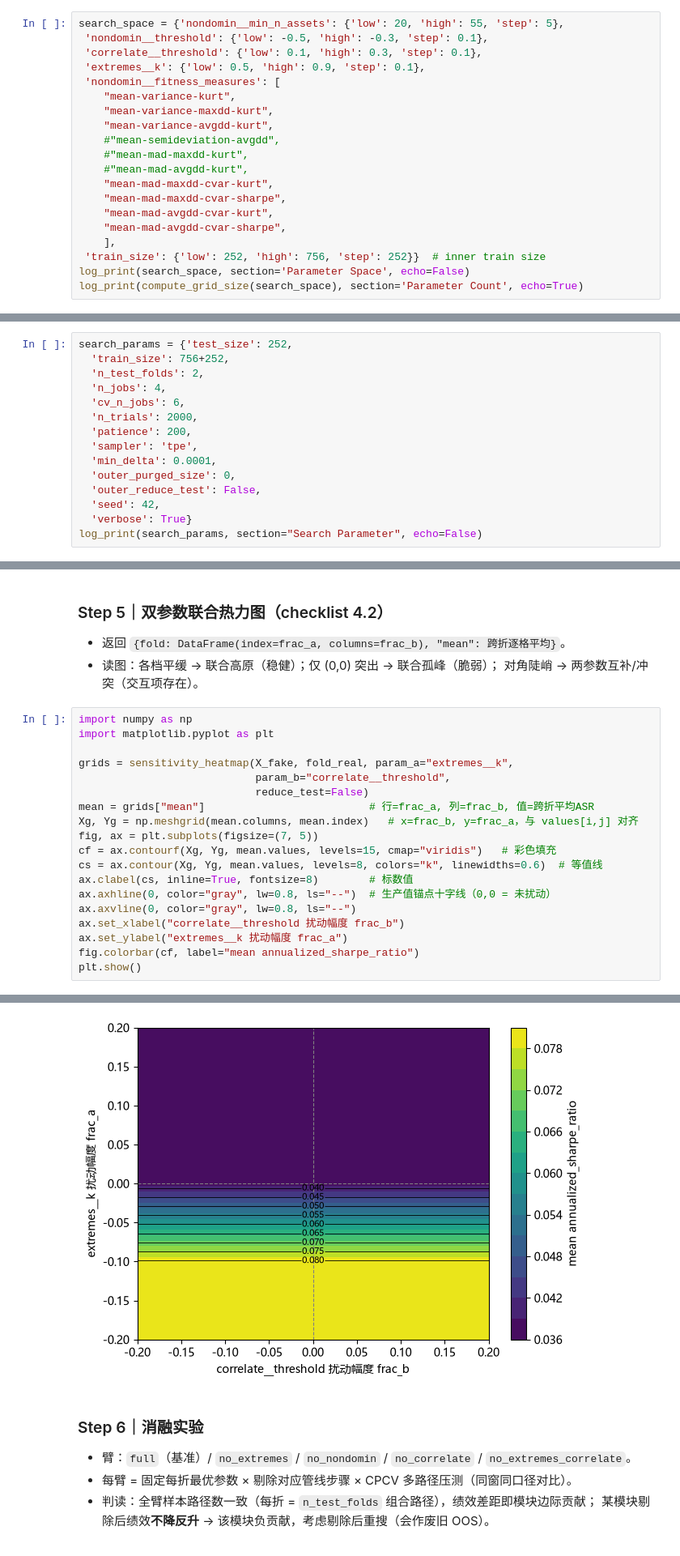
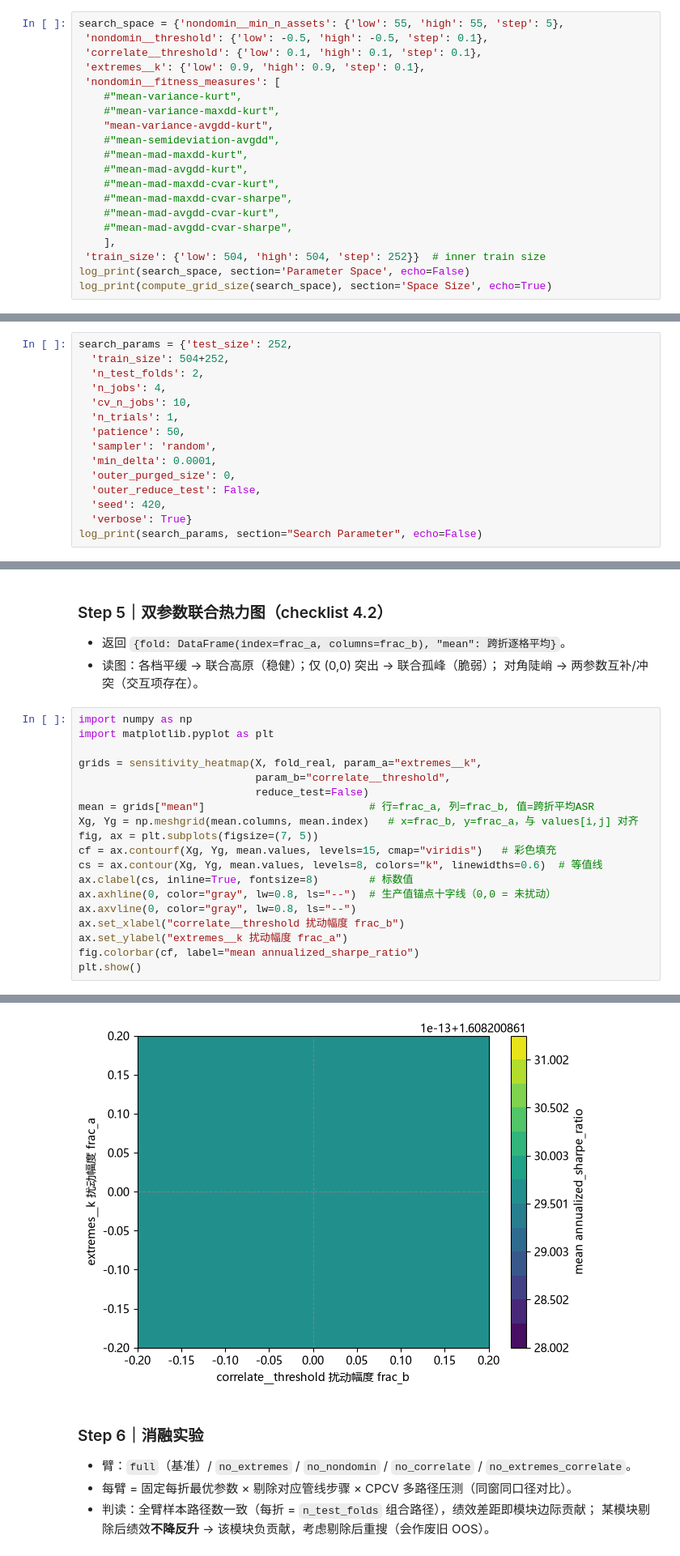
Before and after one commit to wang-jinghui/machine-learning-for-trading, a Jupyter notebook: case_studies/lazy_trading/WF+CPCV+PS_252.ipynb, the cells around one changed output, grey strips where cells are left out. Shown at 81% size. Saved outputs shown, nothing was run; the diff lists cells and outputs as text.

```diff
--- a/case_studies/lazy_trading/WF+CPCV+PS_252.ipynb
+++ b/case_studies/lazy_trading/WF+CPCV+PS_252.ipynb
@@ -84,21 +86,21 @@ log_print(build_pipeline_src(), section="Model Pipeline", echo=False)
 # %%
-search_space = {'nondomin__min_n_assets': {'low': 20, 'high': 55, 'step': 5},
- 'nondomin__threshold': {'low': -0.5, 'high': -0.3, 'step': 0.1},
- 'correlate__threshold': {'low': 0.1, 'high': 0.3, 'step': 0.1},
- 'extremes__k': {'low': 0.5, 'high': 0.9, 'step': 0.1},
+search_space = {'nondomin__min_n_assets': {'low': 55, 'high': 55, 'step': 5},
+ 'nondomin__threshold': {'low': -0.5, 'high': -0.5, 'step': 0.1},
+ 'correlate__threshold': {'low': 0.1, 'high': 0.1, 'step': 0.1},
+ 'extremes__k': {'low': 0.9, 'high': 0.9, 'step': 0.1},
  'nondomin__fitness_measures': [
-    "mean-variance-kurt",
-    "mean-variance-maxdd-kurt",
+    #"mean-variance-kurt",
+    #"mean-variance-maxdd-kurt",
     "mean-variance-avgdd-kurt",
     #"mean-semideviation-avgdd",
     #"mean-mad-maxdd-kurt",
     #"mean-mad-avgdd-kurt",
-    "mean-mad-maxdd-cvar-kurt",
-    "mean-mad-maxdd-cvar-sharpe",
-    "mean-mad-avgdd-cvar-kurt",
-    "mean-mad-avgdd-cvar-sharpe",
+    #"mean-mad-maxdd-cvar-kurt",
+    #"mean-mad-maxdd-cvar-sharpe",
+    #"mean-mad-avgdd-cvar-kurt",
+    #"mean-mad-avgdd-cvar-sharpe",
     ],
- 'train_size': {'low': 252, 'high': 756, 'step': 252}}  # inner train size
+ 'train_size': {'low': 504, 'high': 504, 'step': 252}}  # inner train size
 log_print(search_space, section='Parameter Space', echo=False)
-log_print(compute_grid_size(search_space), section='Parameter Count', echo=True)
+log_print(compute_grid_size(search_space), section='Space Size', echo=True)
 # %% [output]
@@ -106,16 +108,16 @@ log_print(compute_grid_size(search_space), section='Parameter Count', echo=True)
 # %%
 search_params = {'test_size': 252,
-  'train_size': 756+252,
+  'train_size': 504+252,
   'n_test_folds': 2,
   'n_jobs': 4,
-  'cv_n_jobs': 6,
-  'n_trials': 2000,
-  'patience': 200,
-  'sampler': 'tpe',
+  'cv_n_jobs': 10,
+  'n_trials': 1,
+  'patience': 50,
+  'sampler': 'random',
   'min_delta': 0.0001,
   'outer_purged_size': 0,
   'outer_reduce_test': False,
-  'seed': 42,
+  'seed': 420,
   'verbose': True}
 log_print(search_params, section="Search Parameter", echo=False)
 # %%
@@ -378,30 +289,30 @@ Fold 5: 单参网格完成 (5 参数 × 6 档)
 # %%
 import numpy as np
 import matplotlib.pyplot as plt
 
-grids = sensitivity_heatmap(X_fake, fold_real, param_a="extremes__k",
+grids = sensitivity_heatmap(X, fold_real, param_a="extremes__k",
                             param_b="correlate__threshold",
                             reduce_test=False)
 mean = grids["mean"]                          # 行=frac_a, 列=frac_b, 值=跨折平均ASR
 Xg, Yg = np.meshgrid(mean.columns, mean.index)   # x=frac_b, y=frac_a，与 values[i,j] 对齐
 fig, ax = plt.subplots(figsize=(7, 5))
 cf = ax.contourf(Xg, Yg, mean.values, levels=15, cmap="viridis")   # 彩色填充
 cs = ax.contour(Xg, Yg, mean.values, levels=8, colors="k", linewidths=0.6)  # 等值线
 ax.clabel(cs, inline=True, fontsize=8)        # 标数值
 ax.axhline(0, color="gray", lw=0.8, ls="--")  # 生产值锚点十字线（0,0 = 未扰动）
 ax.axvline(0, color="gray", lw=0.8, ls="--")
 ax.set_xlabel("correlate__threshold 扰动幅度 frac_b")
 ax.set_ylabel("extremes__k 扰动幅度 frac_a")
 fig.colorbar(cf, label="mean annualized_sharpe_ratio")
 plt.show()
 # %% [output]
 Fold 0: extremes__k×correlate__threshold 热力图 (5×5) 完成
 Fold 1: extremes__k×correlate__threshold 热力图 (5×5) 完成
 Fold 2: extremes__k×correlate__threshold 热力图 (5×5) 完成
 Fold 3: extremes__k×correlate__threshold 热力图 (5×5) 完成
 Fold 4: extremes__k×correlate__threshold 热力图 (5×5) 完成
 Fold 5: extremes__k×correlate__threshold 热力图 (5×5) 完成
-[figure, old version]
+[figure, new version]
 # %% [markdown]
 ### Step 6｜消融实验
 
```
Also changed, not shown: parts of 32 cells of this notebook.
